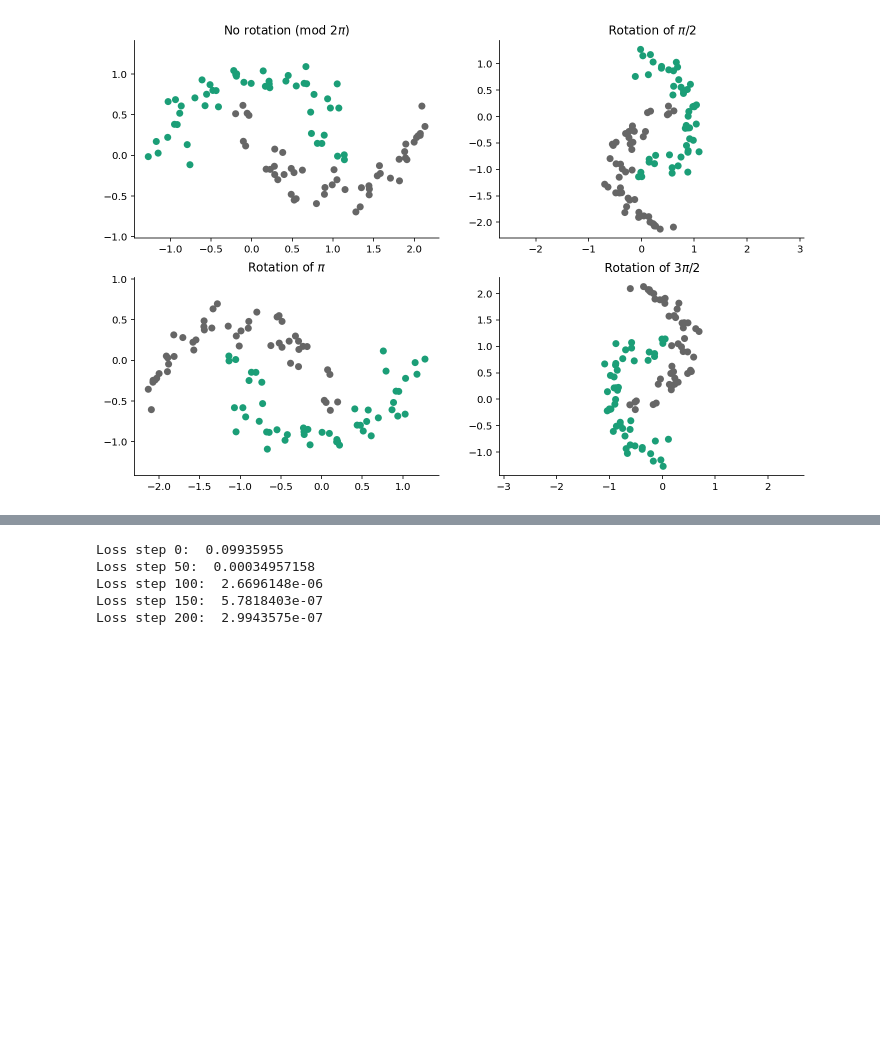
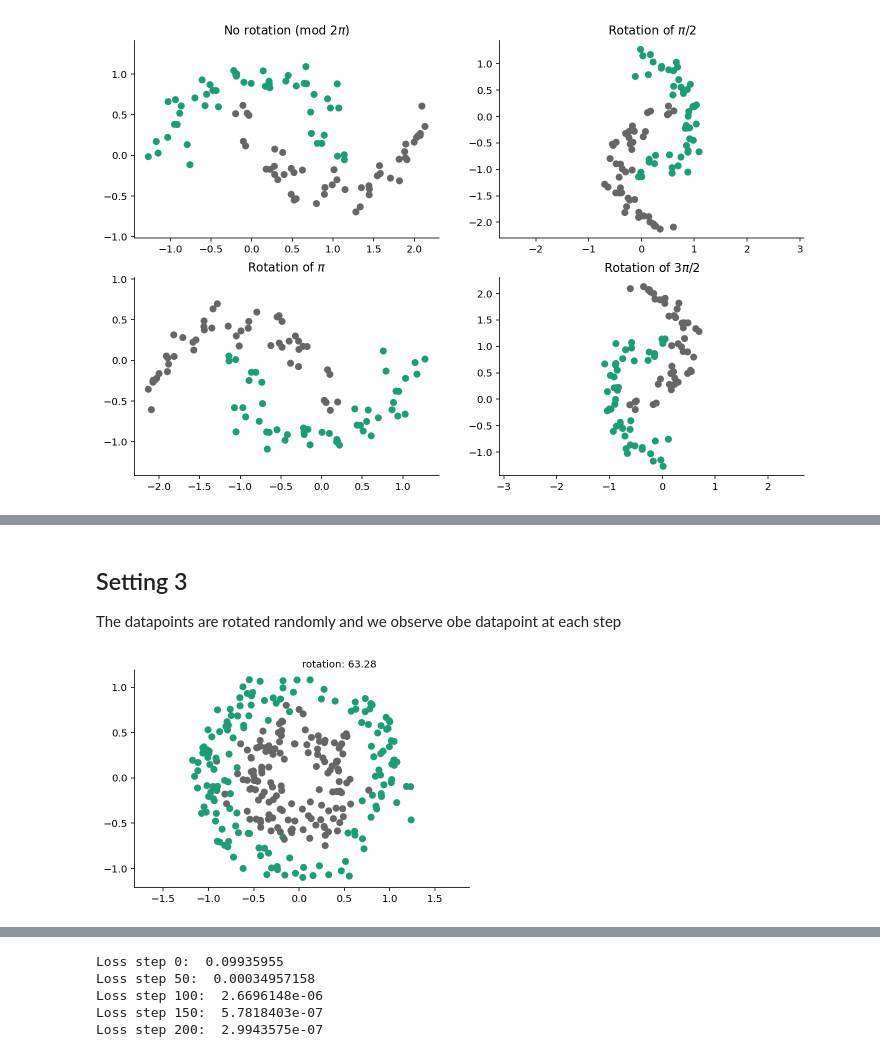
Before and after one commit to probml/shift-happens, a Jupyter notebook: notebooks/shifting-moons.ipynb, the cells around one changed output, grey strips where cells are left out. Cells and saved outputs as stored; diff of their text form; code cells hidden in the pictures; blank space fills up the shorter version.

```diff
--- a/notebooks/shifting-moons.ipynb
+++ b/notebooks/shifting-moons.ipynb
@@ -65,2 +101,33 @@ HTML(animation.to_html5_video())
+# %% [markdown]
+## Setting 3
+
+The datapoints are rotated randomly and we observe obe datapoint at each step
+# %%
+fig, ax = plt.subplots()
+camera = Camera(fig)
+
+X_full, y_full = [], []
+for _ in np.linspace(0, 2 * np.pi, 300):
+    rad = np.random.uniform(low=0, high=2 * np.pi)
+    n_samples = 2
+    ix_sample = np.random.choice(2)
+    X, y = make_moons(n_samples=n_samples, noise=0.15)
+    R = rotation_matrix(rad)
+    X_rot = np.einsum("ni,ij->nj", X, R)
+
+    X_full.append(X_rot[ix_sample])
+    y_full.append(y[ix_sample])
+
+    plt.scatter(*np.asarray(X_full).T, c=y_full, cmap="Dark2")
+    plt.axis("equal")
+    deg = rad * 180 / np.pi
+    ax.text(0.5, 1.01, f"rotation: {deg:0.2f}", transform=ax.transAxes)
+    camera.snap()
+
+animation = camera.animate(interval=30)
+HTML(animation.to_html5_video())
+animation.save("rotating-moons-random.mp4", dpi=200)
+# %% [output]
+[figure, added]
 # %% [markdown]
 ## First attempt
```
Also changed, not shown: parts of 11 cells of this notebook.
